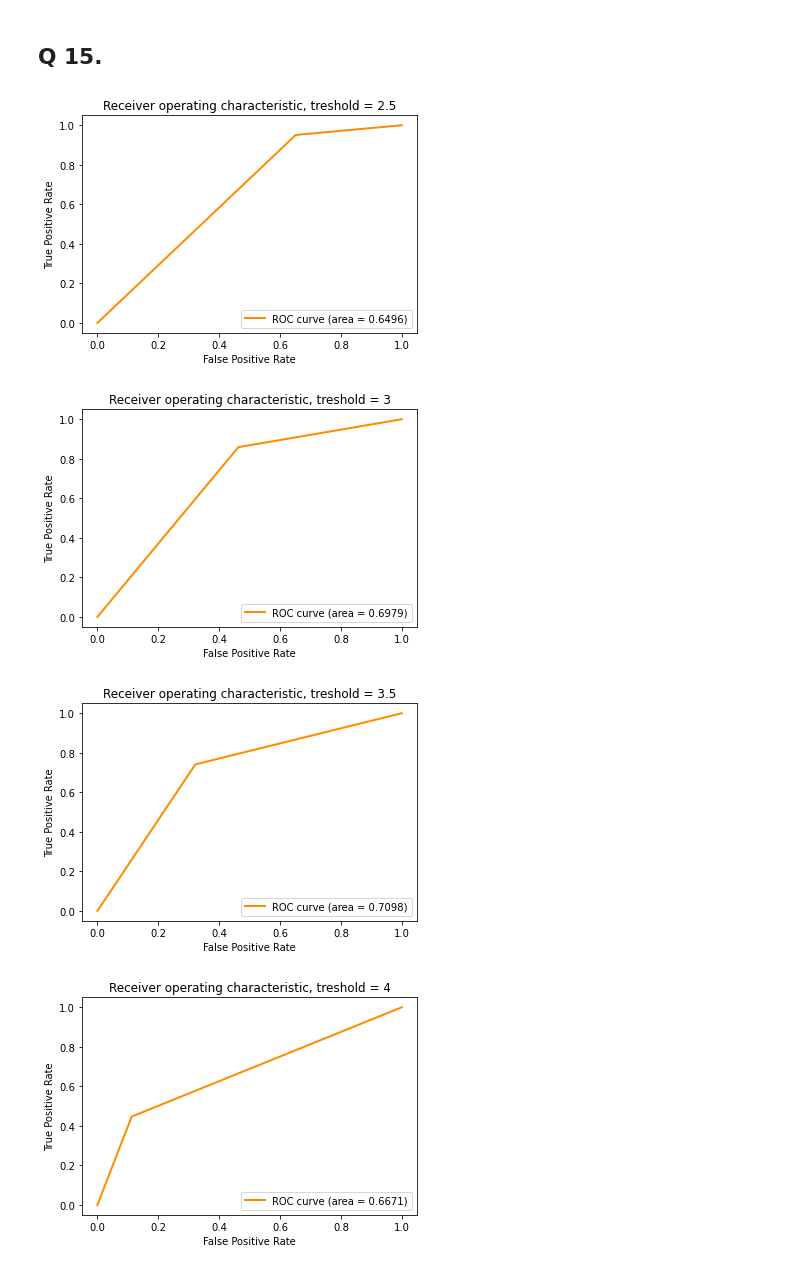
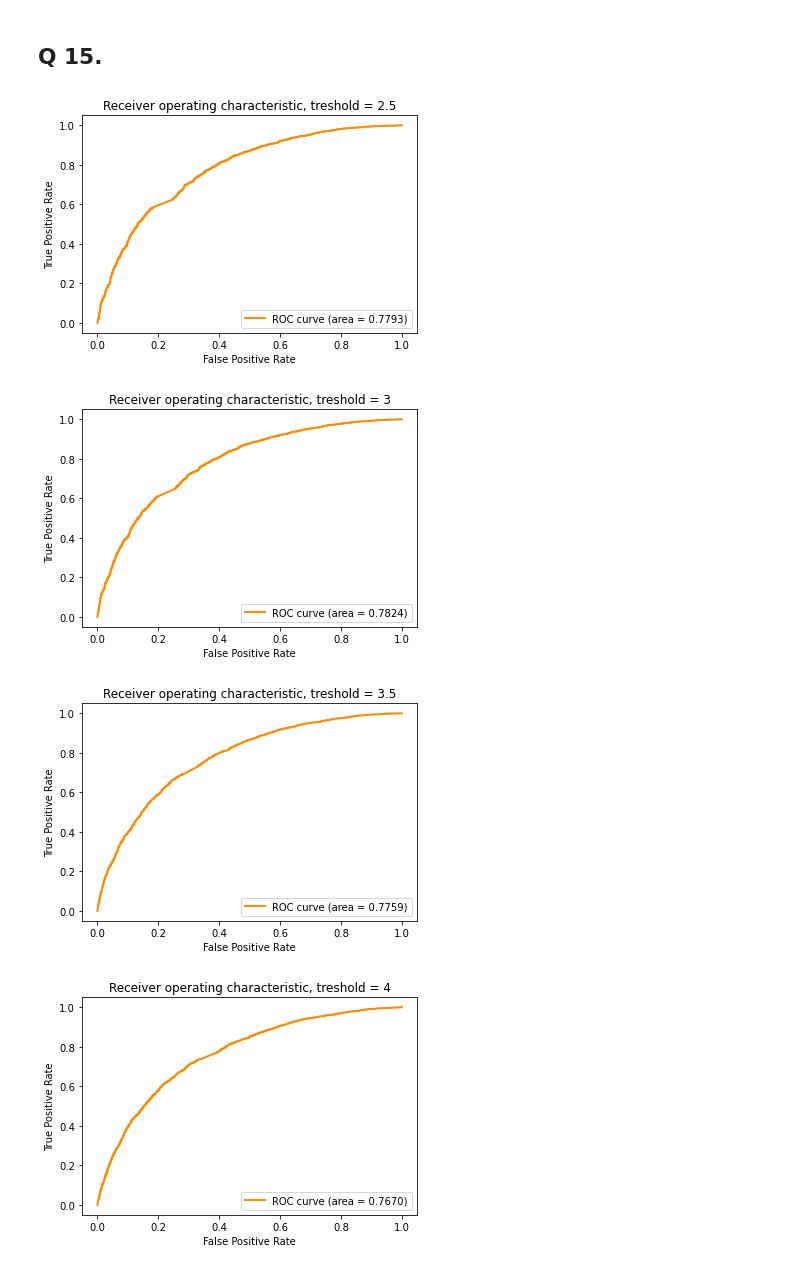
Before and after one commit to heboyuan/ECE219, a Jupyter notebook: Project_3/Project 3 Q 1-15.ipynb, the cells around one changed output. Drawn from its saved outputs; the diff is of its cells as text; code cells hidden in the pictures.

```diff
--- a/Project_3/Project 3 Q 1-15.ipynb
+++ b/Project_3/Project 3 Q 1-15.ipynb
@@ -406,33 +406,31 @@ trainset, testset = train_test_split(R_data, test_size=.10)
 # %%
 thres_list = [2.5, 3, 3.5, 4]
 
 roc_auc = []
 
 for t in thres_list:
 
     algo = KNNWithMeans(k = 20,sim_options = sim_options, verbose = False)
     algo.fit(trainset)
     preds = algo.test(testset)
     preds = np.asarray(preds)
 
     true_scores = preds[:,2] >= t #actual scores
     true_scores.astype(int)
-    pred_scores = preds[:,3] >= t #predicted scores
-    pred_scores.astype(int)
 
-    fpr, tpr, _ = roc_curve(true_scores, pred_scores)
+    fpr, tpr, tt = roc_curve(true_scores, preds[:,3])
     roc_auc.append(auc(fpr, tpr))
 
     plt.figure()
     plt.plot(fpr, tpr, color='darkorange',
              lw=2, label='ROC curve (area = %0.4f)' % roc_auc[-1])
     plt.xlabel('False Positive Rate')
     plt.ylabel('True Positive Rate')
     plt.title('Receiver operating characteristic, treshold = {}'.format(t))
     plt.legend(loc="lower right")
     plt.show()
 # %% [output]
-[figure, old version]
+[figure, new version]
-[figure, old version]
+[figure, new version]
-[figure, old version]
+[figure, new version]
-[figure, old version]
+[figure, new version]
```
